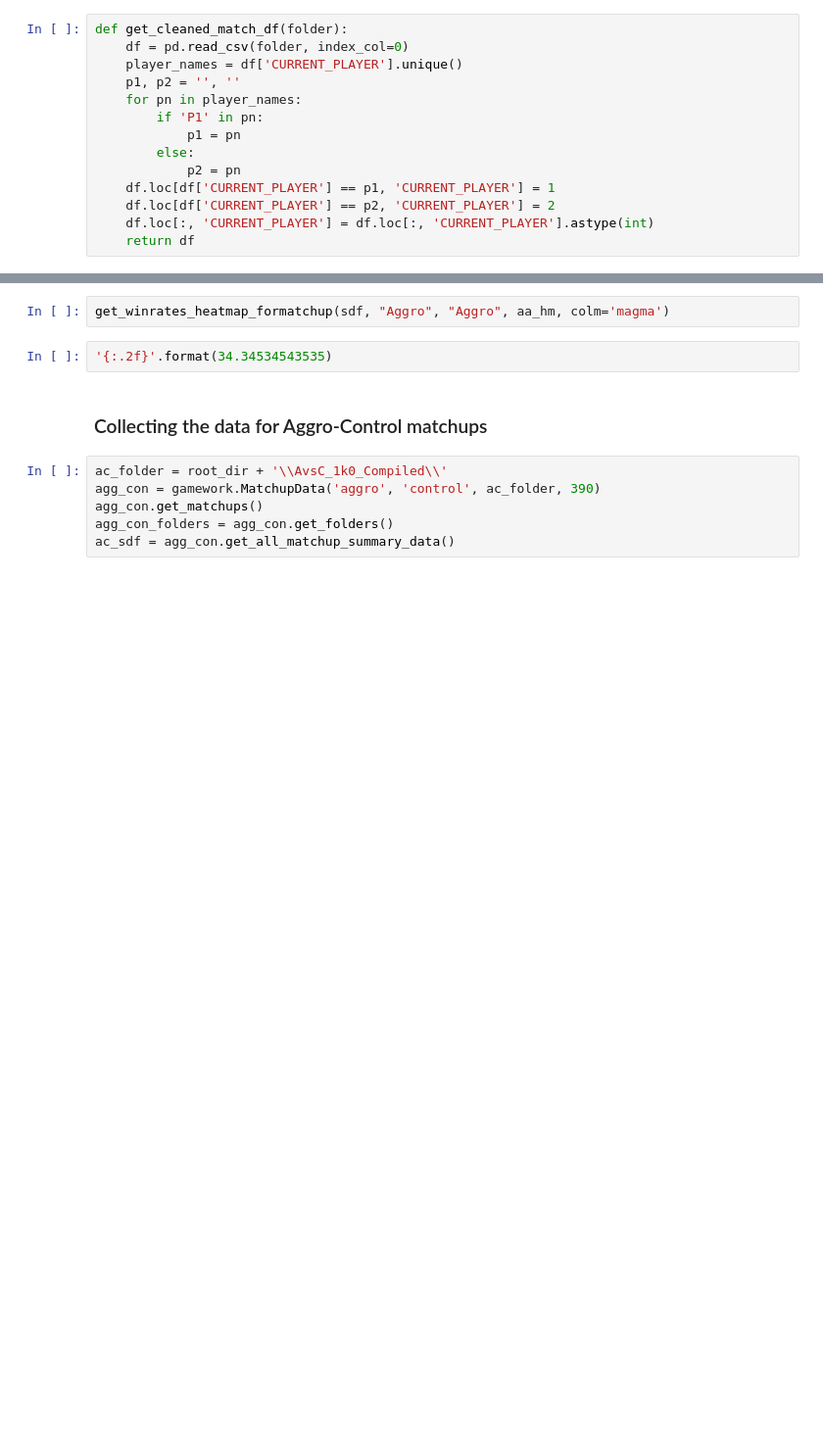
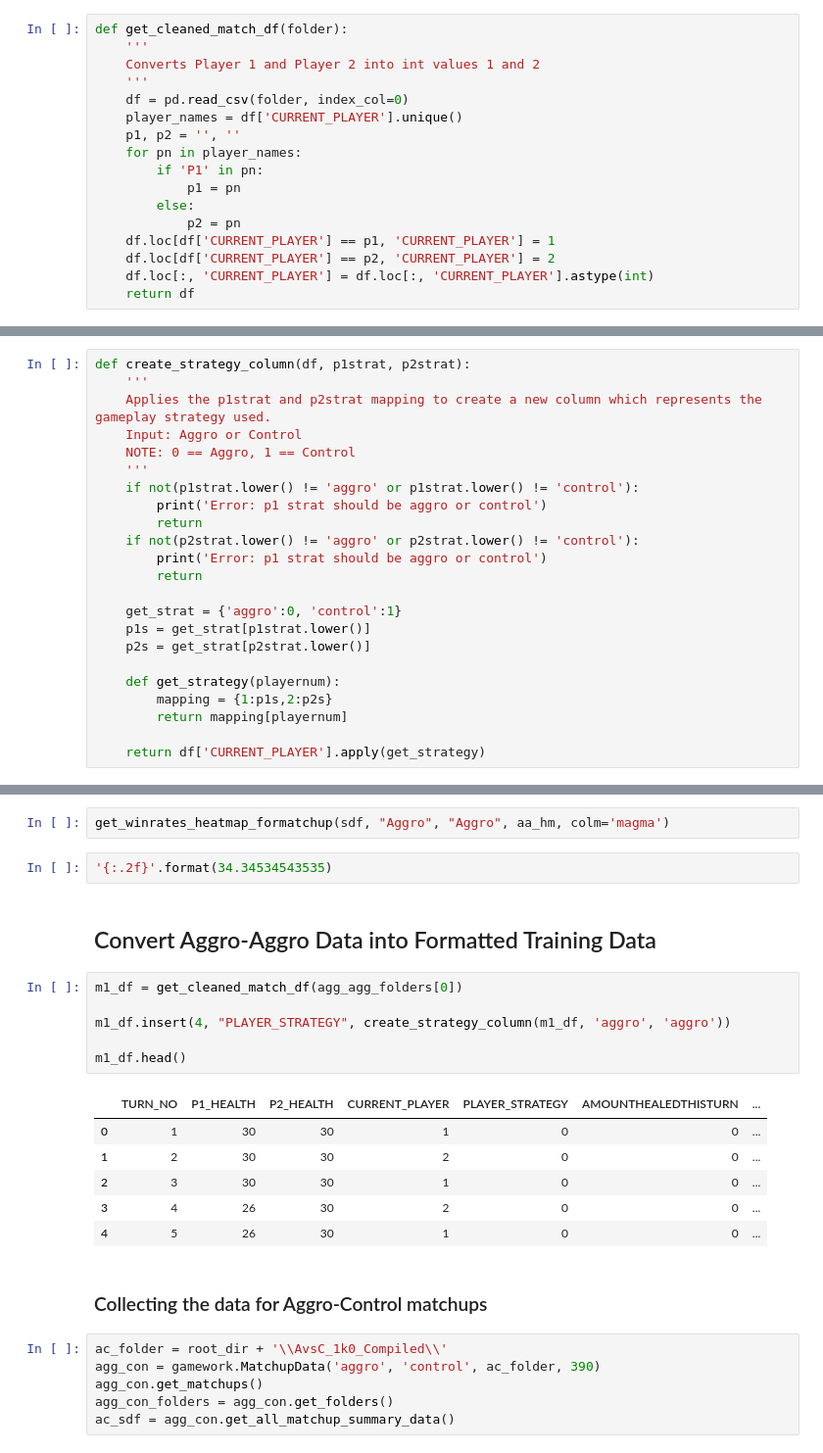
Before and after one commit to cww5/Sabber_Work_2019F, a Jupyter notebook: thesis-extensions/Spring_Data_Analysis.ipynb, the cells around one changed output, grey strips where cells are left out. Shown: that part at 98% size. Saved outputs shown, nothing was run; the diff lists cells and outputs as text; blank space fills up the shorter version.

Commit message:
20200407 - Assign labels to player strategies

```diff
--- a/thesis-extensions/Spring_Data_Analysis.ipynb
+++ b/thesis-extensions/Spring_Data_Analysis.ipynb
@@ -206,6 +206,9 @@ def get_winrates_for_matchup_asframe(score_score_wins):
     return wrdf
 # %%
 def get_cleaned_match_df(folder):
+    '''
+    Converts Player 1 and Player 2 into int values 1 and 2
+    '''
     df = pd.read_csv(folder, index_col=0)
     player_names = df['CURRENT_PLAYER'].unique()
     p1, p2 = '', ''
@@ -400,6 +403,29 @@ def cma_me_ann_heatmap(hm_d):
 # %%
 def get_average_matchup_winrate(mm_sdf, pnum=1):
     return mm_sdf.loc['P{}-NWins'.format(pnum), :].sum() / mm_sdf.loc['Num-Games', :].sum()
+# %%
+def create_strategy_column(df, p1strat, p2strat):
+    '''
+    Applies the p1strat and p2strat mapping to create a new column which represents the gameplay strategy used.
+    Input: Aggro or Control
+    NOTE: 0 == Aggro, 1 == Control
+    '''
+    if not(p1strat.lower() != 'aggro' or p1strat.lower() != 'control'):
+        print('Error: p1 strat should be aggro or control')
+        return
+    if not(p2strat.lower() != 'aggro' or p2strat.lower() != 'control'):
+        print('Error: p1 strat should be aggro or control')
+        return
+
+    get_strat = {'aggro':0, 'control':1}
+    p1s = get_strat[p1strat.lower()]
+    p2s = get_strat[p2strat.lower()]
+
+    def get_strategy(playernum):
+        mapping = {1:p1s,2:p2s}
+        return mapping[playernum]
+
+    return df['CURRENT_PLAYER'].apply(get_strategy)
 # %% [markdown]
 ### Collecting the data for Aggro-Aggro matchups
 # %%
@@ -454,6 +480,21 @@ aa_hm = os.path.join(plot_output_dir, 'Aggro-Aggro.jpg')
 get_winrates_heatmap_formatchup(sdf, "Aggro", "Aggro", aa_hm, colm='magma')
 # %%
 '{:.2f}'.format(34.34534543535)
+# %% [markdown]
+## Convert Aggro-Aggro Data into Formatted Training Data
+# %%
+m1_df = get_cleaned_match_df(agg_agg_folders[0])
+
+m1_df.insert(4, "PLAYER_STRATEGY", create_strategy_column(m1_df, 'aggro', 'aggro'))
+
+m1_df.head()
+# %% [output]
+|  | TURN_NO | P1_HEALTH | P2_HEALTH | CURRENT_PLAYER | PLAYER_STRATEGY | AMOUNTHEALEDTHISTURN | ... |
+| 0 | 1 | 30 | 30 | 1 | 0 | 0 | ... |
+| 1 | 2 | 30 | 30 | 2 | 0 | 0 | ... |
+| 2 | 3 | 30 | 30 | 1 | 0 | 0 | ... |
+| 3 | 4 | 26 | 30 | 2 | 0 | 0 | ... |
+| 4 | 5 | 26 | 30 | 1 | 0 | 0 | ... |
 # %% [markdown]
 ### Collecting the data for Aggro-Control matchups
 # %%
```
Also changed, not shown: 24 other files.
